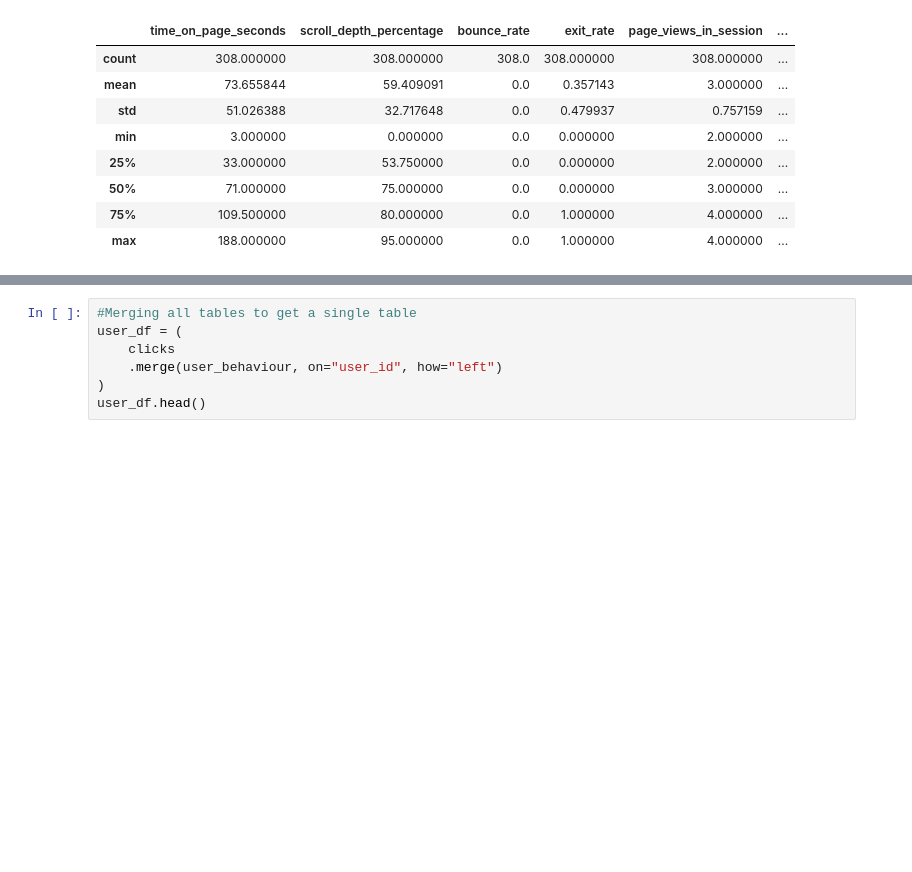
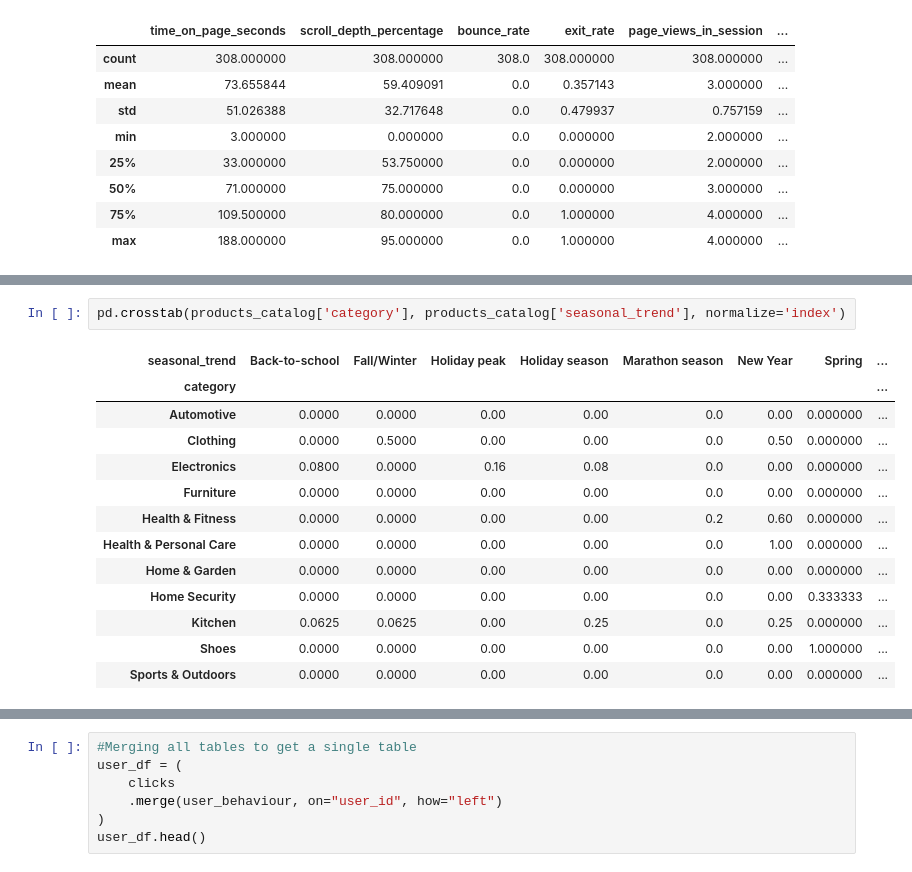
Before and after one commit to isiakpereaghogho/Amazon_Affiliate_Marketing_Performance, a Jupyter notebook: Causal Inference Specialist Project - Amazon Affiliate Marketing Performance.ipynb, the cells around one changed output, grey strips where cells are left out. Saved outputs shown, nothing was run; the diff lists cells and outputs as text; blank space fills up the shorter version.

```diff
--- a/Causal Inference Specialist Project - Amazon Affiliate Marketing Performance.ipynb
+++ b/Causal Inference Specialist Project - Amazon Affiliate Marketing Performance.ipynb
@@ -508,0 +810,16 @@ user_behaviour.describe()
+# %%
+pd.crosstab(products_catalog['category'], products_catalog['seasonal_trend'], normalize='index')
+# %% [output]
+| seasonal_trend | Back-to-school | Fall/Winter | Holiday peak | Holiday season | Marathon season | New Year | Spring | ... |
+| category |  |  |  |  |  |  |  | ... |
+| Automotive | 0.0000 | 0.0000 | 0.00 | 0.00 | 0.0 | 0.00 | 0.000000 | ... |
+| Clothing | 0.0000 | 0.5000 | 0.00 | 0.00 | 0.0 | 0.50 | 0.000000 | ... |
+| Electronics | 0.0800 | 0.0000 | 0.16 | 0.08 | 0.0 | 0.00 | 0.000000 | ... |
+| Furniture | 0.0000 | 0.0000 | 0.00 | 0.00 | 0.0 | 0.00 | 0.000000 | ... |
+| Health & Fitness | 0.0000 | 0.0000 | 0.00 | 0.00 | 0.2 | 0.60 | 0.000000 | ... |
+| Health & Personal Care | 0.0000 | 0.0000 | 0.00 | 0.00 | 0.0 | 1.00 | 0.000000 | ... |
+| Home & Garden | 0.0000 | 0.0000 | 0.00 | 0.00 | 0.0 | 0.00 | 0.000000 | ... |
+| Home Security | 0.0000 | 0.0000 | 0.00 | 0.00 | 0.0 | 0.00 | 0.333333 | ... |
+| Kitchen | 0.0625 | 0.0625 | 0.00 | 0.25 | 0.0 | 0.25 | 0.000000 | ... |
+| Shoes | 0.0000 | 0.0000 | 0.00 | 0.00 | 0.0 | 0.00 | 1.000000 | ... |
+| Sports & Outdoors | 0.0000 | 0.0000 | 0.00 | 0.00 | 0.0 | 0.00 | 0.000000 | ... |
```
Also changed, not shown: parts of 47 cells of this notebook.
